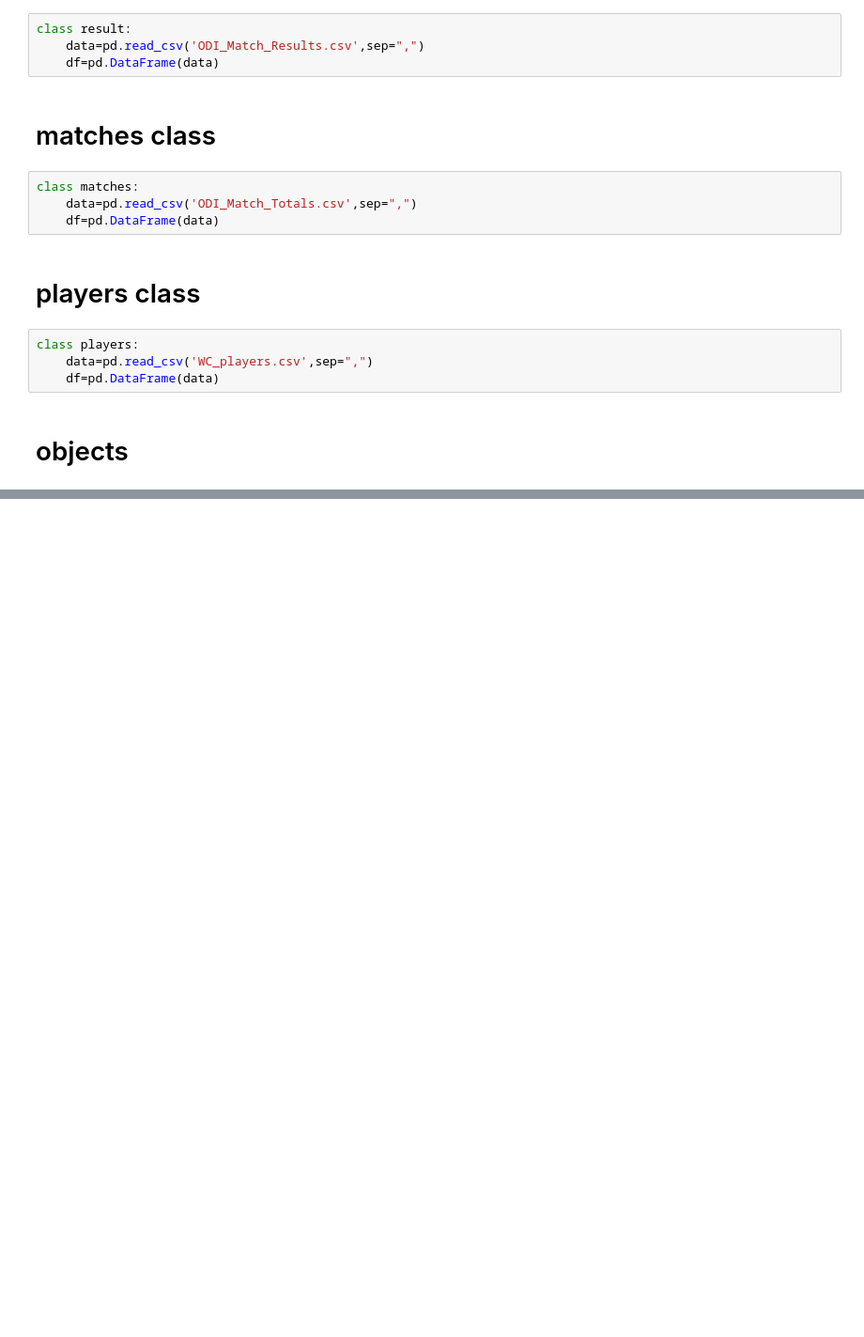
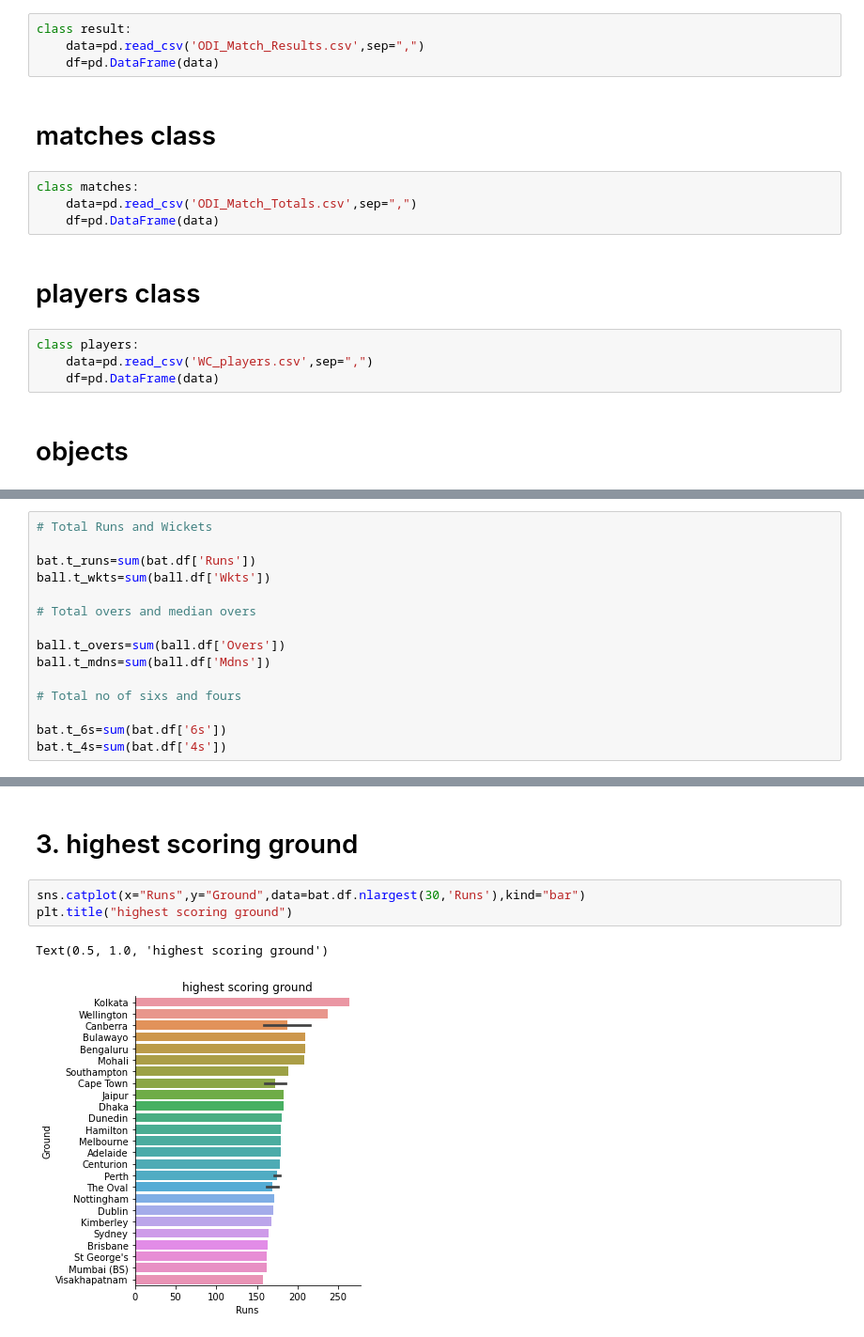
Before and after one commit to omi4535/fifa-world-best-X-, a Jupyter notebook: analysis_using_oop.ipynb, the cells around one changed output, grey strips where cells are left out. Shown at 94% size. Cells and saved outputs as stored; diff of their text form; blank space fills up the shorter version.

```diff
--- a/analysis_using_oop.ipynb
+++ b/analysis_using_oop.ipynb
@@ -49,0 +53,15 @@ player=players()
+# %%
+# Total Runs and Wickets
+
+bat.t_runs=sum(bat.df['Runs'])
+ball.t_wkts=sum(ball.df['Wkts'])
+
+# Total overs and median overs
+
+ball.t_overs=sum(ball.df['Overs'])
+ball.t_mdns=sum(ball.df['Mdns'])
+
+# Total no of sixs and fours
+
+bat.t_6s=sum(bat.df['6s'])
+bat.t_4s=sum(bat.df['4s'])
@@ -49,0 +99,8 @@ player=players()
+# %% [markdown]
+# 3. highest scoring ground
+# %%
+sns.catplot(x="Runs",y="Ground",data=bat.df.nlargest(30,'Runs'),kind="bar")
+plt.title("highest scoring ground")
+# %% [output]
+Text(0.5, 1.0, 'highest scoring ground')
+[figure, added]
```
Also changed, not shown: parts of 14 cells of this notebook.
